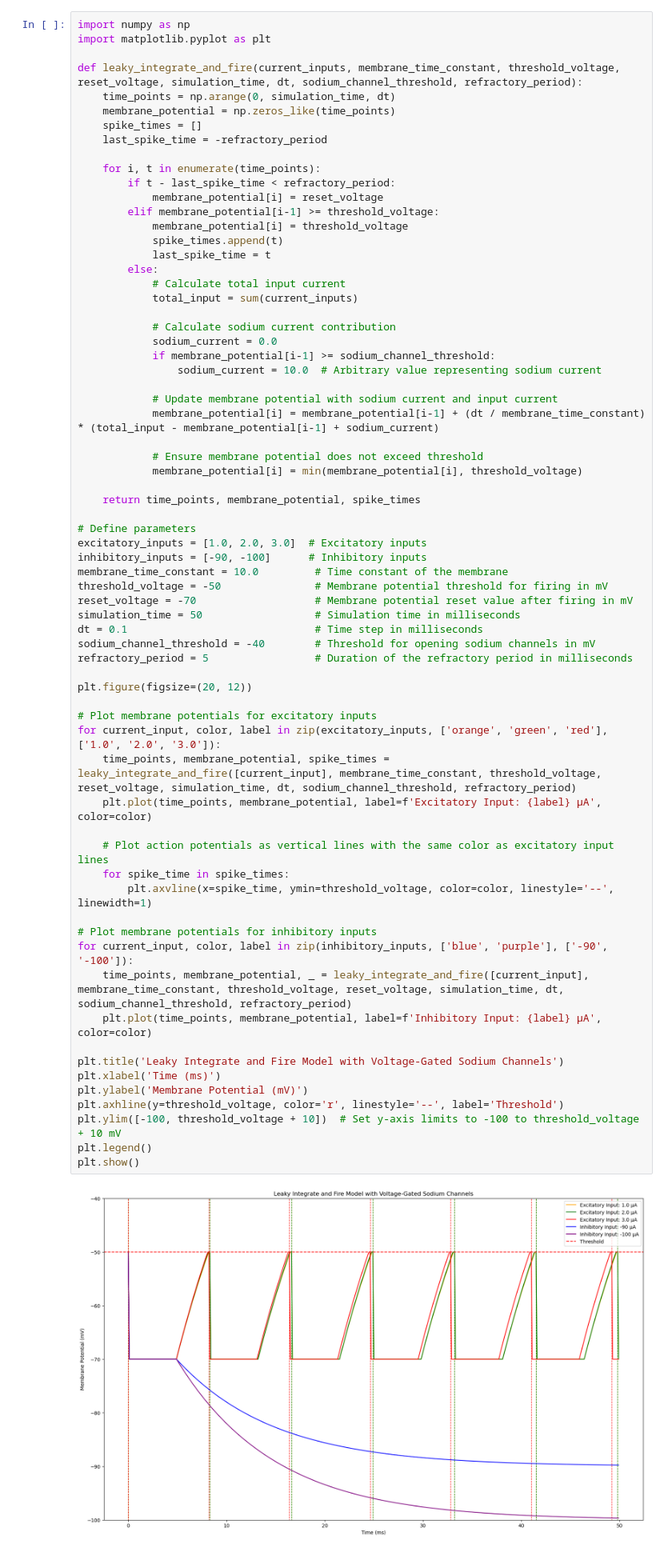
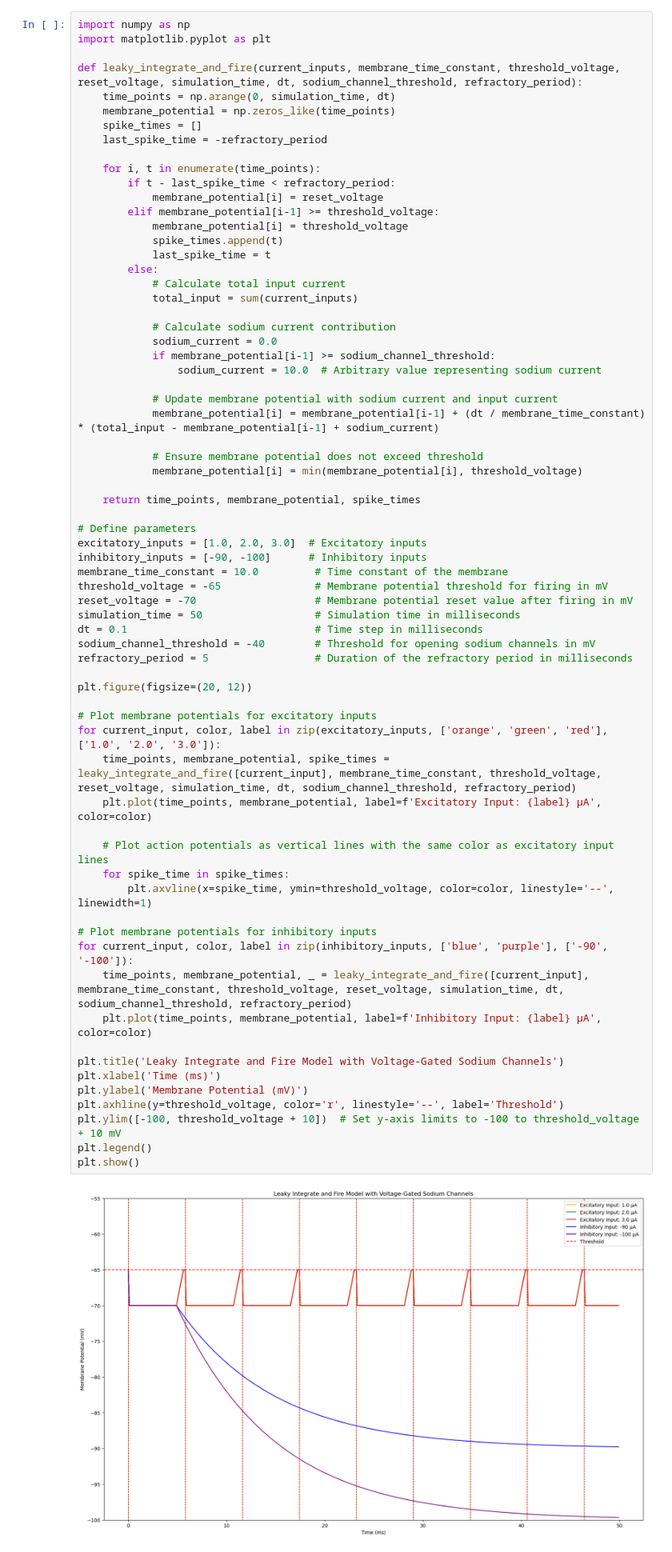
Before and after one commit to taybaugher/BMED4803Group2HW2, a Jupyter notebook: Unit1FinalProj (1).ipynb, the cells around one changed output. Shown at 80% size. Drawn from its saved outputs; the diff is of its cells as text.

```diff
--- a/Unit1FinalProj (1).ipynb
+++ b/Unit1FinalProj (1).ipynb
@@ -298,38 +298,38 @@ def leaky_integrate_and_fire(current_inputs, membrane_time_constant, threshold_v
 excitatory_inputs = [1.0, 2.0, 3.0]  # Excitatory inputs
 inhibitory_inputs = [-90, -100]      # Inhibitory inputs
 membrane_time_constant = 10.0         # Time constant of the membrane
-threshold_voltage = -50               # Membrane potential threshold for firing in mV
+threshold_voltage = -65               # Membrane potential threshold for firing in mV
 reset_voltage = -70                   # Membrane potential reset value after firing in mV
 simulation_time = 50                  # Simulation time in milliseconds
 dt = 0.1                              # Time step in milliseconds
 sodium_channel_threshold = -40        # Threshold for opening sodium channels in mV
 refractory_period = 5                 # Duration of the refractory period in milliseconds
 
 plt.figure(figsize=(20, 12))
 
 # Plot membrane potentials for excitatory inputs
 for current_input, color, label in zip(excitatory_inputs, ['orange', 'green', 'red'], ['1.0', '2.0', '3.0']):
     time_points, membrane_potential, spike_times = leaky_integrate_and_fire([current_input], membrane_time_constant, threshold_voltage, reset_voltage, simulation_time, dt, sodium_channel_threshold, refractory_period)
     plt.plot(time_points, membrane_potential, label=f'Excitatory Input: {label} μA', color=color)
 
     # Plot action potentials as vertical lines with the same color as excitatory input lines
     for spike_time in spike_times:
         plt.axvline(x=spike_time, ymin=threshold_voltage, color=color, linestyle='--', linewidth=1)
 
 # Plot membrane potentials for inhibitory inputs
 for current_input, color, label in zip(inhibitory_inputs, ['blue', 'purple'], ['-90', '-100']):
     time_points, membrane_potential, _ = leaky_integrate_and_fire([current_input], membrane_time_constant, threshold_voltage, reset_voltage, simulation_time, dt, sodium_channel_threshold, refractory_period)
     plt.plot(time_points, membrane_potential, label=f'Inhibitory Input: {label} μA', color=color)
 
 plt.title('Leaky Integrate and Fire Model with Voltage-Gated Sodium Channels')
 plt.xlabel('Time (ms)')
 plt.ylabel('Membrane Potential (mV)')
 plt.axhline(y=threshold_voltage, color='r', linestyle='--', label='Threshold')
 plt.ylim([-100, threshold_voltage + 10])  # Set y-axis limits to -100 to threshold_voltage + 10 mV
 plt.legend()
 plt.show()
 # %% [output]
-[figure, old version]
+[figure, new version]
 # %% [markdown]
 In this plot, we can see our original plot where the voltage rises and spikes above threshold. We also can see the inhibitory inputs which continuously drive voltage below the threshold.
 
```
